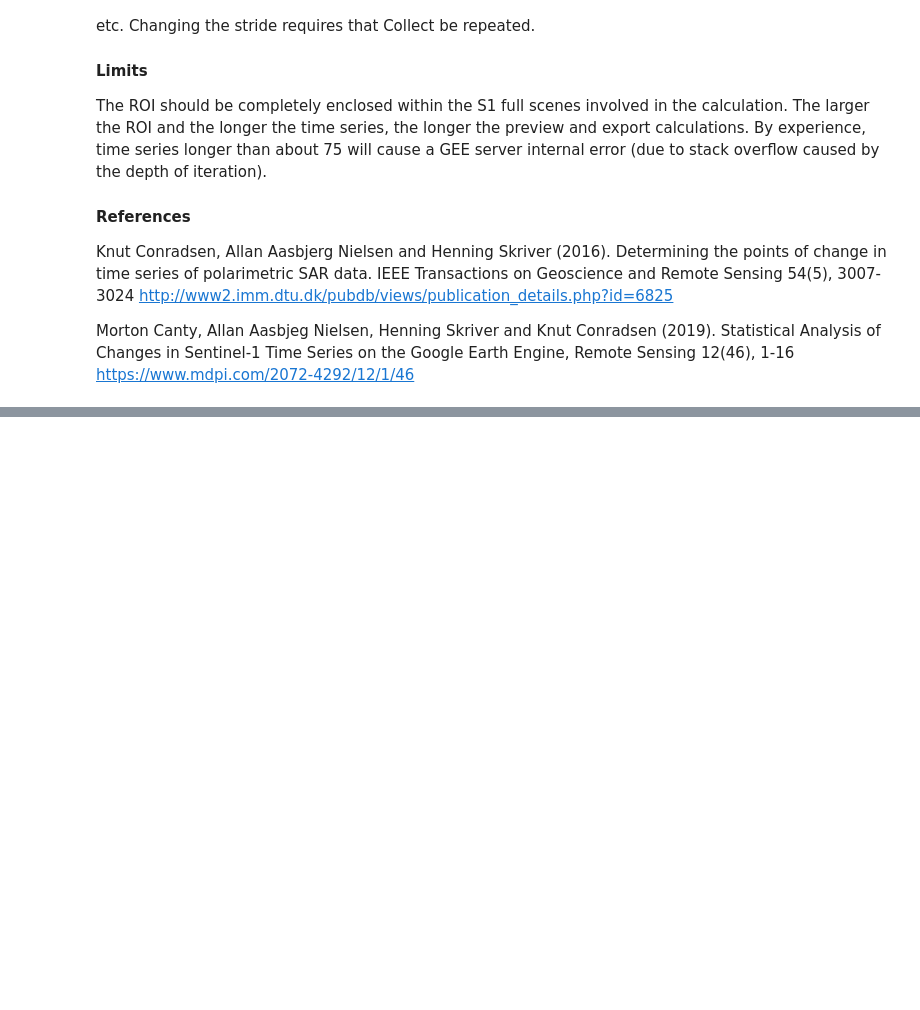
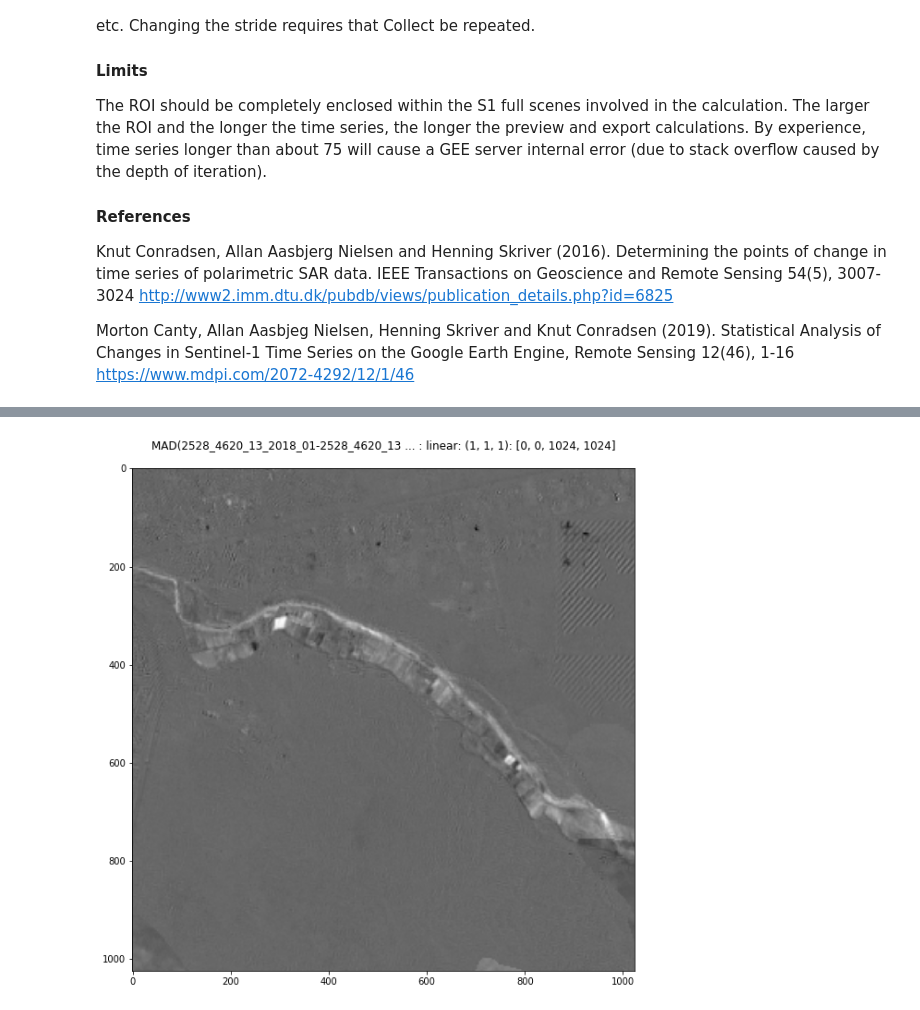
Before and after one commit to mortcanty/EESARDocker, a Jupyter notebook: src/interface.ipynb, the cells around one changed output, grey strips where cells are left out. Cells and saved outputs as stored; diff of their text form; code cells hidden in the pictures; blank space fills up the shorter version.

```diff
--- a/src/interface.ipynb
+++ b/src/interface.ipynb
@@ -90,2 +168,5 @@ ls imagery/eurosatS2
 # %%
-%run scripts/dispms -f 'imagery/eurosatS2/s2_20180508_optical (1).tif' -p [3,2,1] -e 3 -d [100,100,400,400]
+%run scripts/dispms -f imagery/dynearthnet/2528_4620_13/MAD(2528_4620_13_2018_01-2528_4620_13_2019_02).tif \
+-p [1,1,1] -e 2
+# %% [output]
+[figure, added]
```
Also changed, not shown: parts of 9 cells of this notebook, 11 other files.
